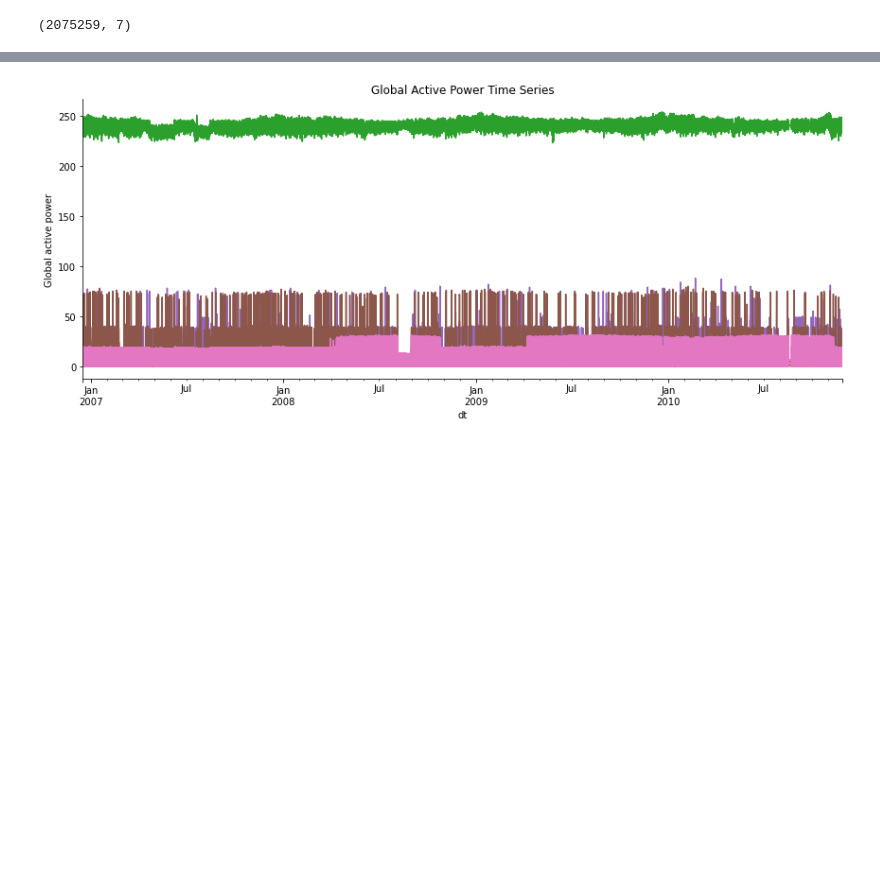
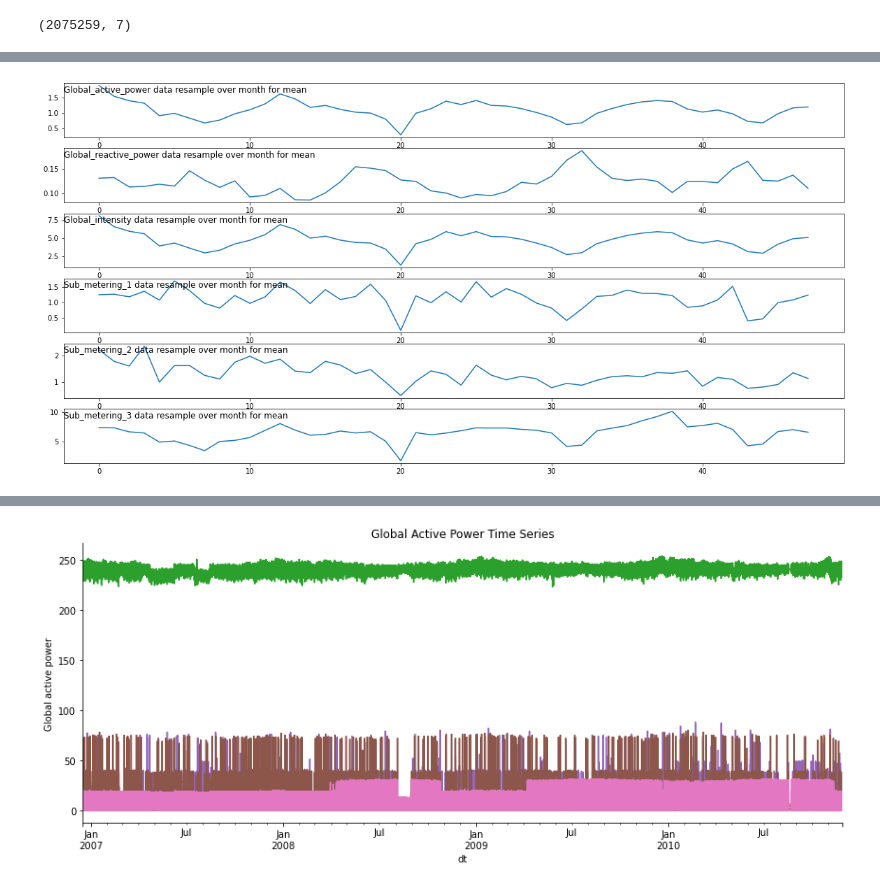
Before and after one commit to rakiiibul/House-hold-electrice-power-consumptiuon_LSTM, a Jupyter notebook: main.ipynb, the cells around one changed output, grey strips where cells are left out. Saved outputs shown, nothing was run; the diff lists cells and outputs as text; code cells hidden in the pictures; blank space fills up the shorter version.

```diff
--- a/main.ipynb
+++ b/main.ipynb
@@ -107,0 +117,12 @@ df.shape
+# %%
+i = 1
+cols=[0, 1, 3, 4, 5, 6]
+plt.figure(figsize=(20, 10))
+for col in cols:
+    plt.subplot(len(cols), 1, i)
+    plt.plot(df.resample('M').mean().values[:, col])
+    plt.title(df.columns[col] + ' data resample over month for mean', y=0.75, loc='left')
+    i += 1
+plt.show()
+# %% [output]
+[figure, added]
```
Also changed, not shown: parts of 15 cells of this notebook.
